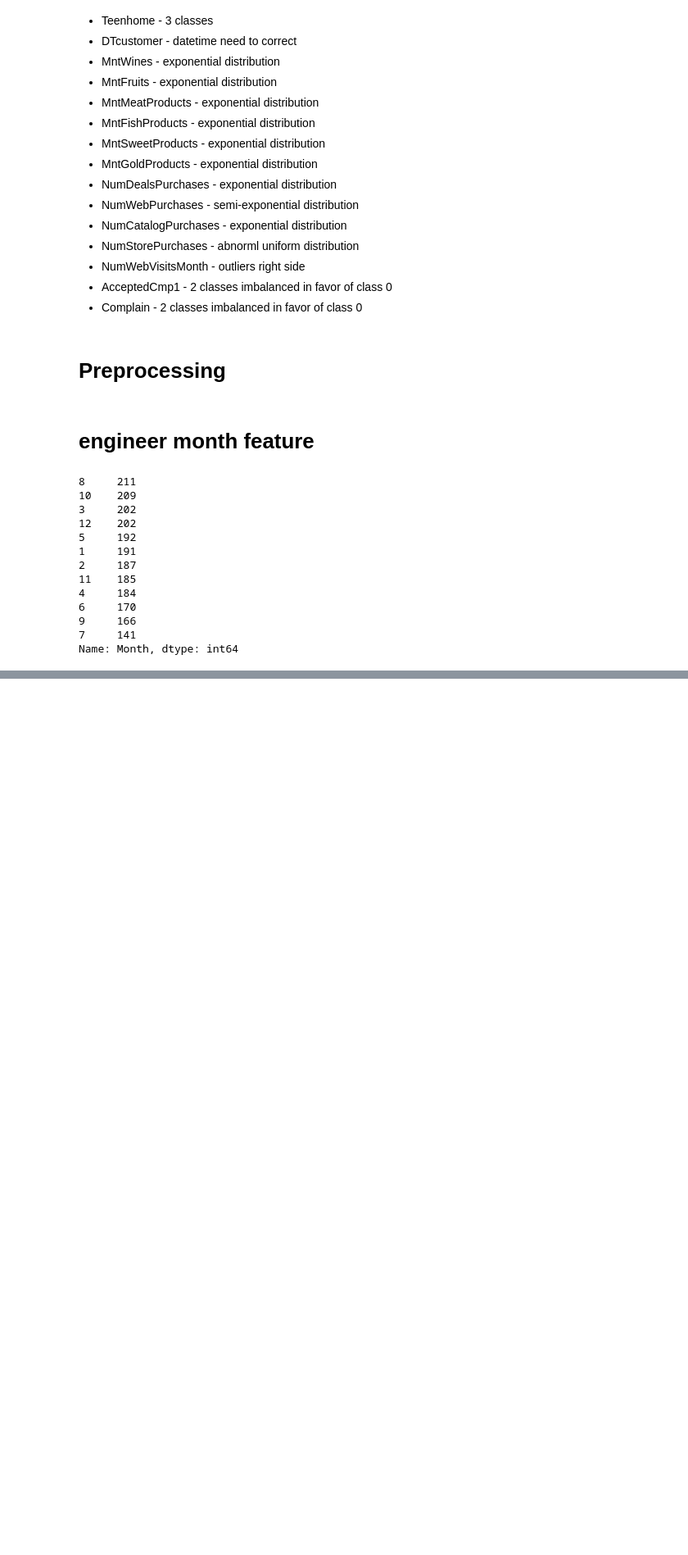
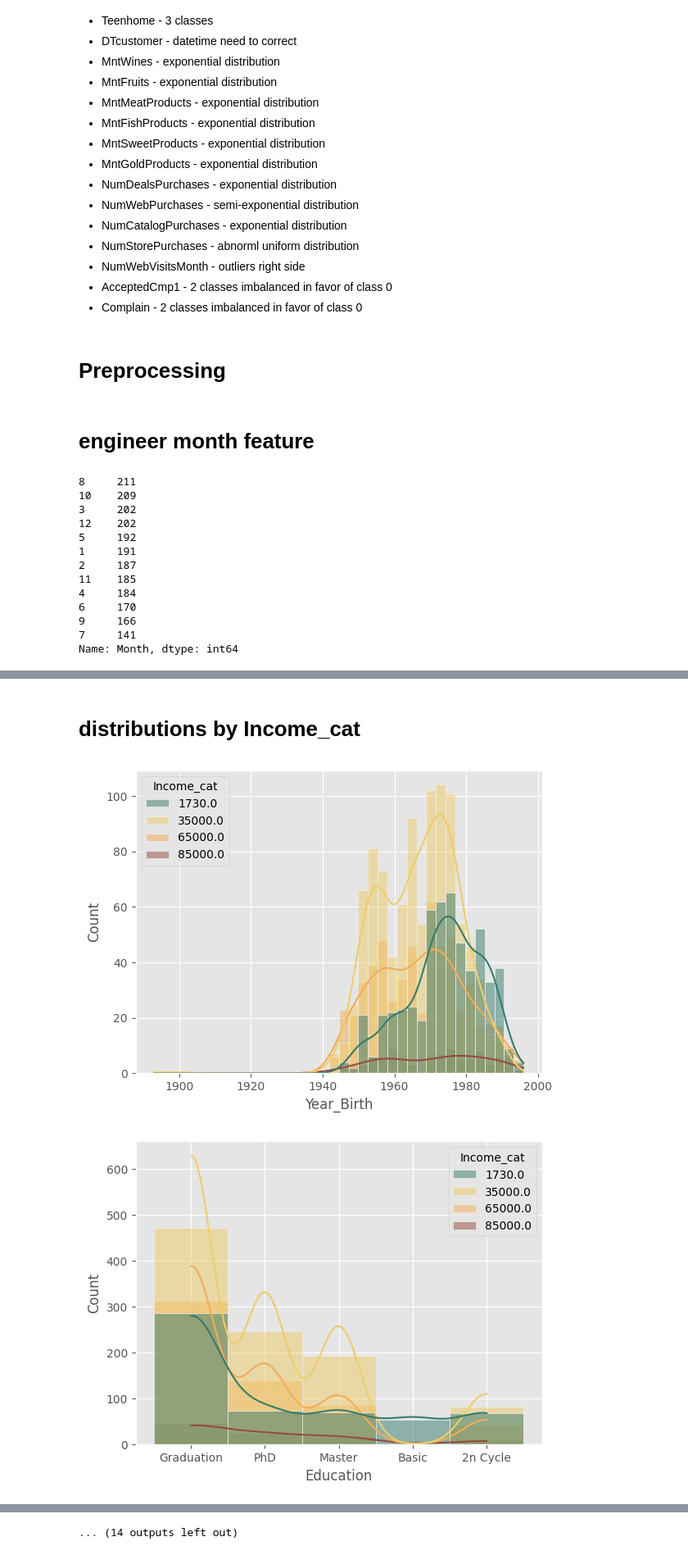
Before and after one commit to DataAnalystPL/Data_analysis, a Jupyter notebook: Marketing_campaign_analysis.ipynb, the cells around one changed output, grey strips where cells are left out. Shown at 82% size. Drawn from its saved outputs; the diff is of its cells as text; code cells hidden in the pictures; blank space fills up the shorter version.

```diff
--- a/Marketing_campaign_analysis.ipynb
+++ b/Marketing_campaign_analysis.ipynb
@@ -135,0 +160,5 @@ Name: Month, dtype: int64
+# %%
+maxv = df['Income'].max()
+minv = df['Income'].min()
+bns = [minv, 35000, 65000, 85000, maxv]
+df['Income_cat'] = pd.cut(df['Income'], bins=bns, labels=bns[:-1])
@@ -135,0 +174,12 @@ Name: Month, dtype: int64
+# %% [markdown]
+# distributions by Income_cat
+# %%
+palette = ['#367C6E', '#EECD69', '#F3AC59', '#954C41', '#E56F3E']
+# %%
+for feat in df.columns:
+  if (df[feat].dtype != 'object') | (feat != 'Income_cat') | (feat != 'Month'):
+    sns.histplot(data=df, x=feat, hue='Income_cat', palette=palette[:4], kde=True)
+    plt.show()
+# %% [output]
+[figure, added]
+[figure, added]
@@ -135,0 +196 @@ Name: Month, dtype: int64
+... (14 outputs left out)
```
Also changed, not shown: parts of 29 cells of this notebook.
